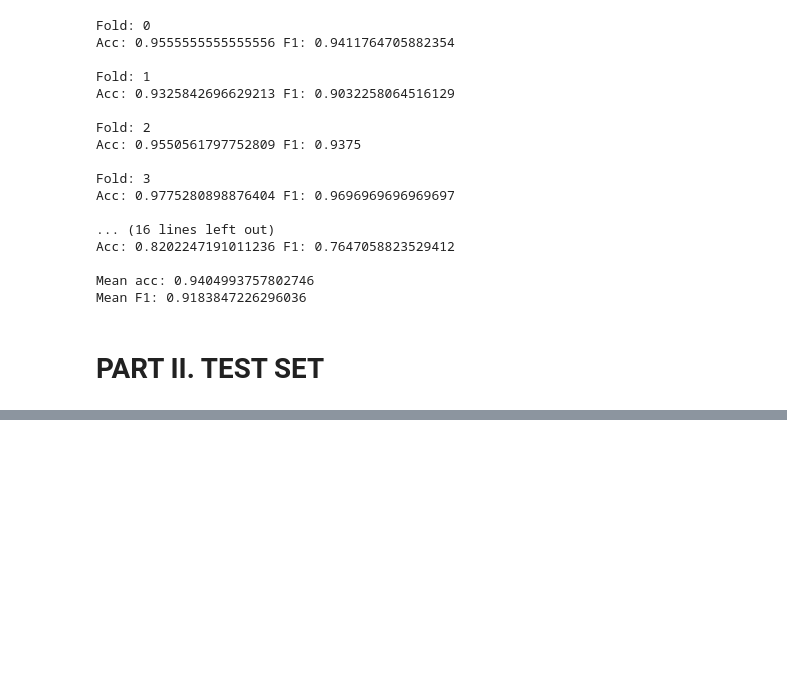
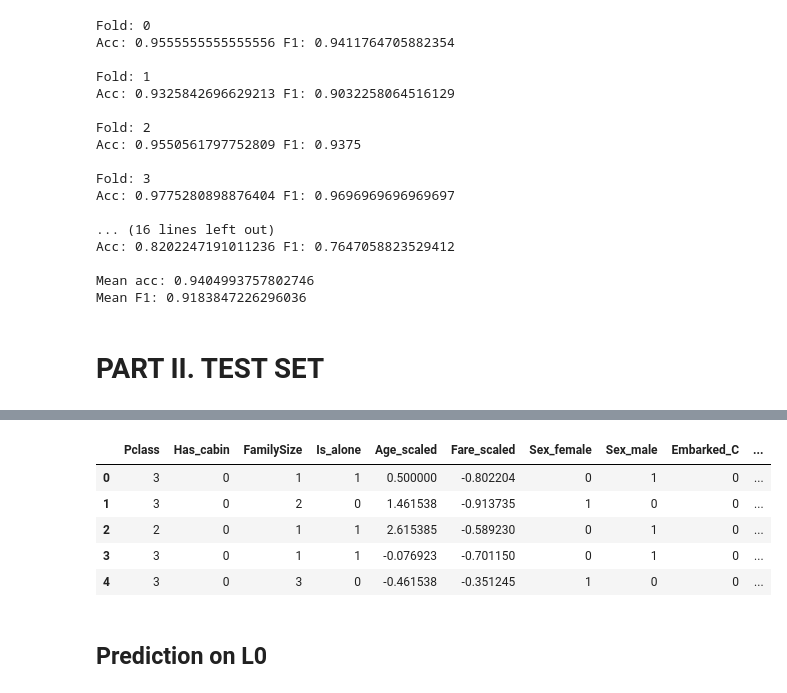
Before and after one commit to hernandezurbina/KaggleAdventures, a Jupyter notebook: TitanicAndStacking_Revisited.ipynb, the cells around one changed output, grey strips where cells are left out. Cells and saved outputs as stored; diff of their text form; code cells hidden in the pictures; blank space fills up the shorter version.

```diff
--- a/TitanicAndStacking_Revisited.ipynb
+++ b/TitanicAndStacking_Revisited.ipynb
@@ -812,0 +862,18 @@ print(mv_cols)
+# %%
+titanic_test['Age_scaled'] = ageScaler.transform(titanic_test['Age'].values.reshape(-1, 1))
+titanic_test['Fare_scaled'] = fareScaler.transform(titanic_test['Fare'].values.reshape(-1, 1))
+# %%
+titanic_test.drop(unnecessary_cols, inplace=True, axis=1)
+# %%
+titanic_test = pd.get_dummies(titanic_test)
+# %%
+titanic_test.head()
+# %% [output]
+|  | Pclass | Has_cabin | FamilySize | Is_alone | Age_scaled | Fare_scaled | Sex_female | Sex_male | Embarked_C | ... |
+| 0 | 3 | 0 | 1 | 1 | 0.500000 | -0.802204 | 0 | 1 | 0 | ... |
+| 1 | 3 | 0 | 2 | 0 | 1.461538 | -0.913735 | 1 | 0 | 0 | ... |
+| 2 | 2 | 0 | 1 | 1 | 2.615385 | -0.589230 | 0 | 1 | 0 | ... |
+| 3 | 3 | 0 | 1 | 1 | -0.076923 | -0.701150 | 0 | 1 | 0 | ... |
+| 4 | 3 | 0 | 3 | 0 | -0.461538 | -0.351245 | 1 | 0 | 0 | ... |
+# %% [markdown]
+## Prediction on L0
```
Also changed, not shown: parts of 25 cells of this notebook, 1 other file.
